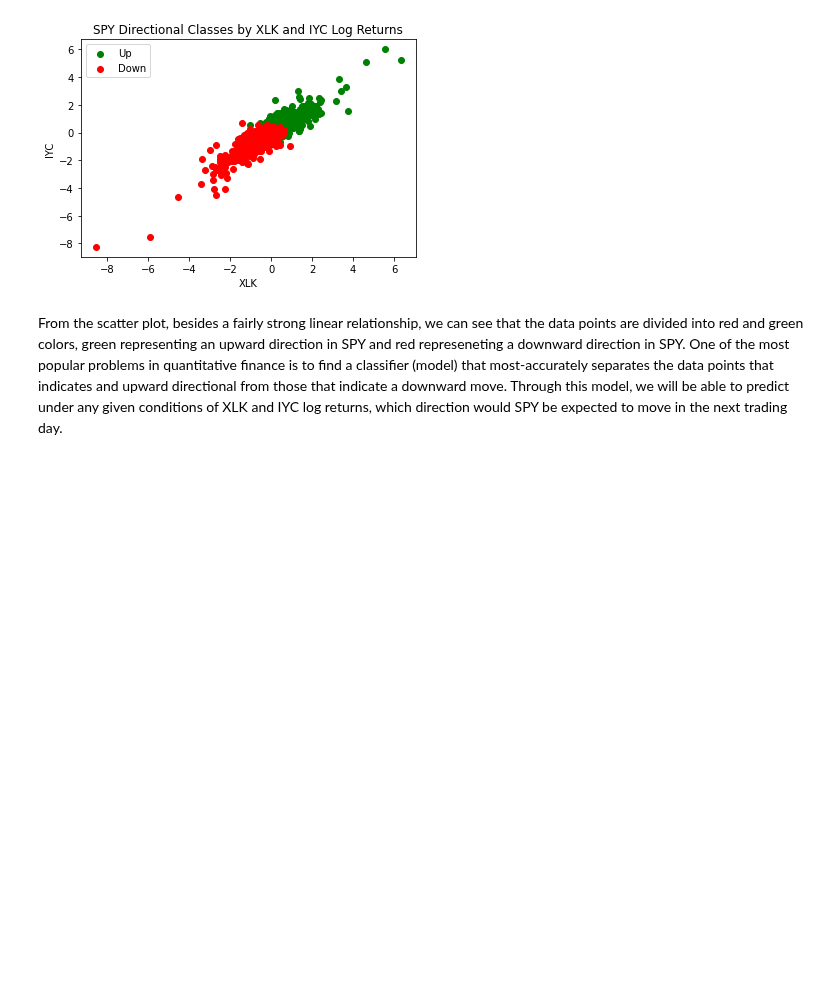
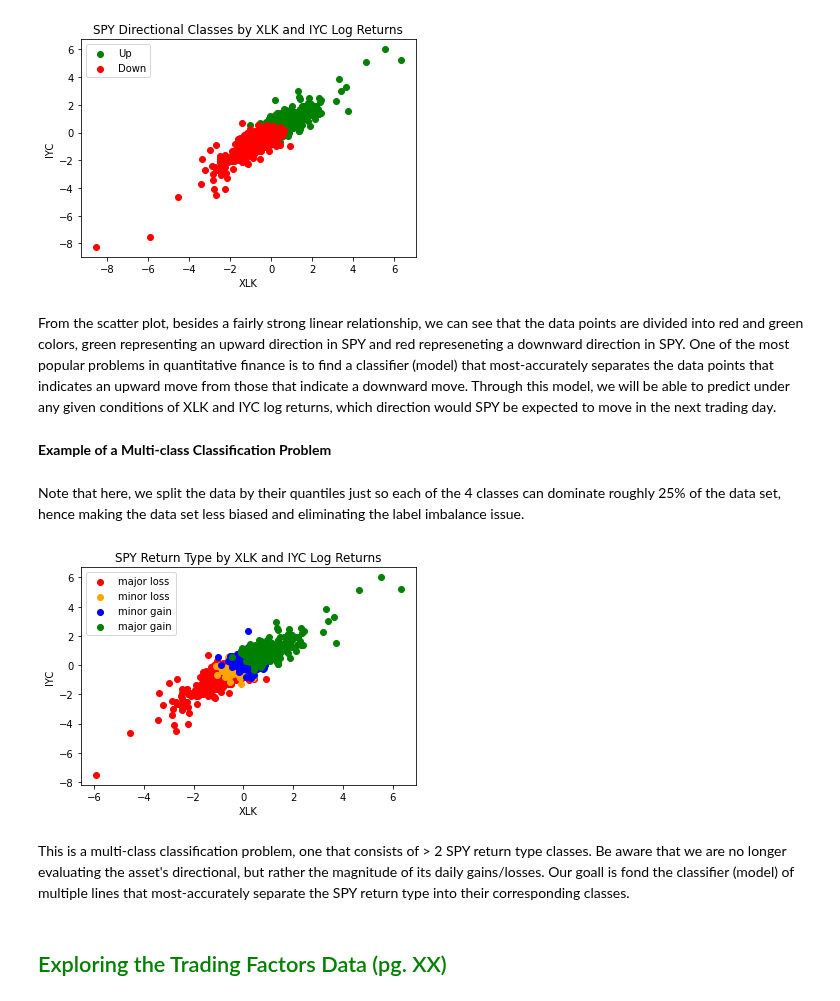
Before and after one commit to lykjohn/UChicago-Summer-Session-2022, a Jupyter notebook: Week4/Week 4 Lecture Source Code.ipynb, the cells around one changed output. Drawn from its saved outputs; the diff is of its cells as text; code cells hidden in the pictures; blank space fills up the shorter version.

```diff
--- a/Week4/Week 4 Lecture Source Code.ipynb
+++ b/Week4/Week 4 Lecture Source Code.ipynb
@@ -43,8 +45,8 @@ Note that different assumptiosn are made for each classification model.
 # %% [markdown]
 Let's use the data we processed from last lecture. This contains sector ETFs, XLK (Technology) and IYC (Consumer Discretionary), as well as SPY (S&P 500) directions from 1/25/2018 to 5/31/2022, a total of 1086 trading days.
 # %%
-df = pd.read_csv('SPY_XLK_IYC.csv')
-df.info()
+DATA1 = pd.read_csv('SPY_XLK_IYC.csv')
+DATA1.info()
 # %% [output]
 <class 'pandas.core.frame.DataFrame'>
 RangeIndex: 1086 entries, 0 to 1085
@@ -59,2 +61,5 @@ dtypes: float64(2), int64(1), object(1)
 memory usage: 34.1+ KB
+# %%
+# converting SPY log returns into binary values 1's and 0's
+DATA1['SPY Direction'] = (DATA1.SPY > 0).astype(int)
 # %%
@@ -74,4 +79,42 @@ plt.show()
 # %% [output]
 [figure]
 # %% [markdown]
-From the scatter plot, besides a fairly strong linear relationship, we can see that the data points are divided into red and green colors, green representing an upward direction in SPY and red represeneting a downward direction in SPY. One of the most popular problems in quantitative finance is to find a classifier (model) that most-accurately separates the data points that indicates and upward directional from those that indicate a downward move. Through this model, we will be able to predict under any given conditions of XLK and IYC log returns, which direction would SPY be expected to move in the next trading day.
+From the scatter plot, besides a fairly strong linear relationship, we can see that the data points are divided into red and green colors, green representing an upward direction in SPY and red represeneting a downward direction in SPY. One of the most popular problems in quantitative finance is to find a classifier (model) that most-accurately separates the data points that indicates an upward move from those that indicate a downward move. Through this model, we will be able to predict under any given conditions of XLK and IYC log returns, which direction would SPY be expected to move in the next trading day.
+# %% [markdown]
+<b> Example of a Multi-class Classification Problem </b>
+# %% [markdown]
+Note that here, we split the data by their quantiles just so each of the 4 classes can dominate roughly 25% of the data set, hence making the data set less biased and eliminating the label imbalance issue.
+# %%
+# categorizing SPY returns into 2 directional classes
+multiInterval = [DATA1.SPY.min(), DATA1.SPY.quantile(.25), 0, DATA1.SPY.quantile(.75), DATA1.SPY.max()]
+multiLabels   = ['major loss','minor loss','minor gain','major gain']
+DATA1['SPY Return Type'] = pd.cut(DATA1.SPY, bins = multiInterval, labels=multiLabels)
+# %%
+plt.scatter(DATA1.XLK[DATA1['SPY Return Type'] == 'major loss'],
+            DATA1.IYC[DATA1['SPY Return Type'] == 'major loss'],
+           color='red',
+           label='major loss')
+plt.scatter(DATA1.XLK[DATA1['SPY Return Type'] == 'minor loss'],
+            DATA1.IYC[DATA1['SPY Return Type'] == 'minor loss'],
+           color='orange',
+           label='minor loss')
+plt.scatter(DATA1.XLK[DATA1['SPY Return Type'] == 'minor gain'],
+            DATA1.IYC[DATA1['SPY Return Type'] == 'minor gain'],
+           color='blue',
+           label='minor gain')
+plt.scatter(DATA1.XLK[DATA1['SPY Return Type'] == 'major gain'],
+            DATA1.IYC[DATA1['SPY Return Type'] == 'major gain'],
+           color='green',
+           label='major gain')
+
+plt.title('SPY Return Type by XLK and IYC Log Returns')
+plt.xlabel('XLK')
+plt.ylabel('IYC')
+plt.legend()
+plt.show()
+# %% [output]
+[figure, added]
+# %% [markdown]
+This is a multi-class classification problem, one that consists of > 2 SPY return type classes. Be aware that we are no longer evaluating the asset's directional, but rather the magnitude of its daily gains/losses. Our goall is fond the classifier (model) of multiple lines that most-accurately separate the SPY return type into their corresponding classes.
+# %% [markdown]
+<h2 style="color:Green;">Exploring the Trading Factors Data (pg. XX)</h2>
```
Also changed, not shown: parts of 8 cells of this notebook, 6 other files.
